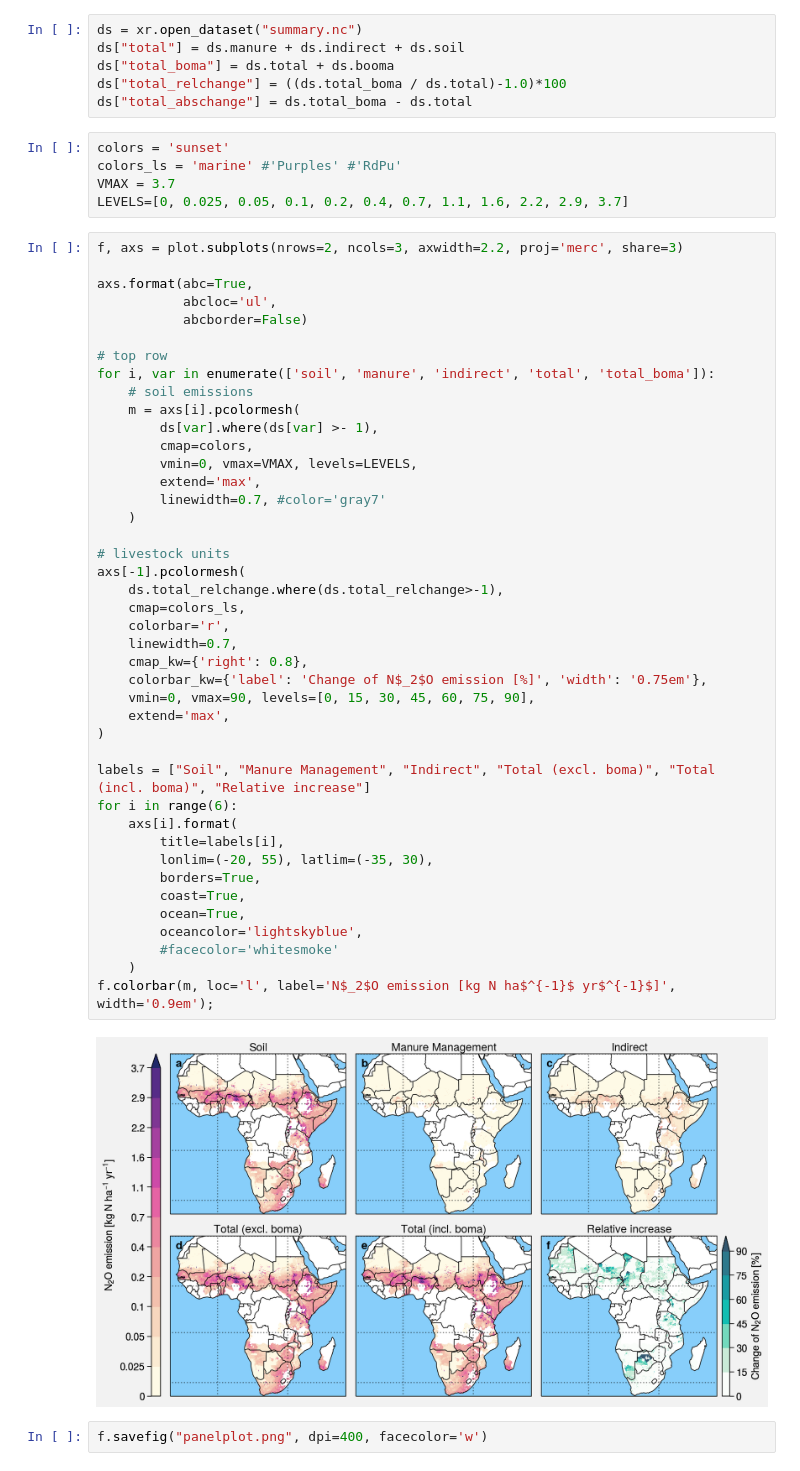
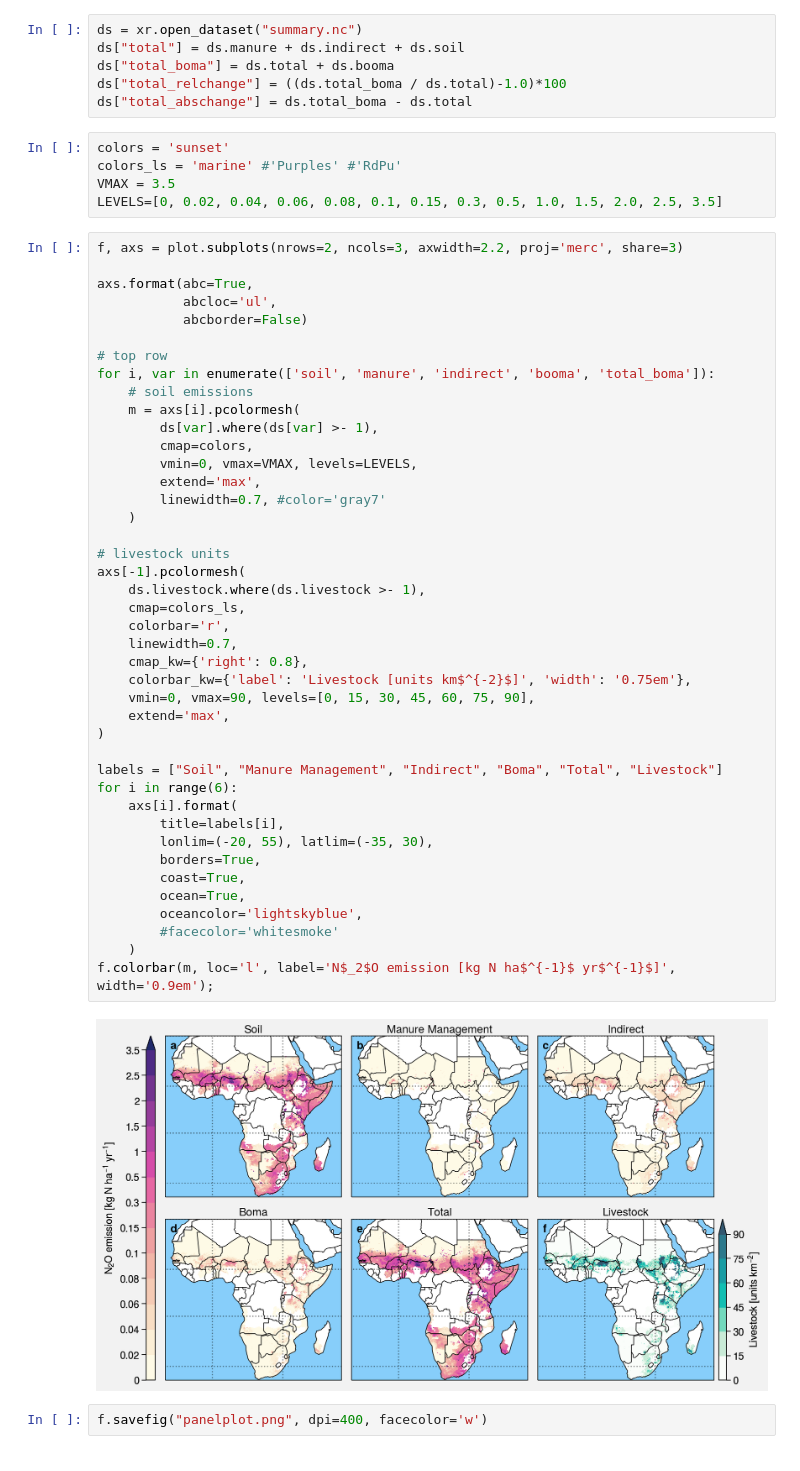
Before and after one commit to cwerner/edgar5-analysis-africa, a Jupyter notebook: plotting.ipynb, the cells around one changed output. Drawn from its saved outputs; the diff is of its cells as text.

```diff
--- a/plotting.ipynb
+++ b/plotting.ipynb
@@ -29,8 +26,8 @@ ds["total_abschange"] = ds.total_boma - ds.total
 # %%
 colors = 'sunset'
 colors_ls = 'marine' #'Purples' #'RdPu'
-VMAX = 3.7
-LEVELS=[0, 0.025, 0.05, 0.1, 0.2, 0.4, 0.7, 1.1, 1.6, 2.2, 2.9, 3.7]
+VMAX = 3.5
+LEVELS=[0, 0.02, 0.04, 0.06, 0.08, 0.1, 0.15, 0.3, 0.5, 1.0, 1.5, 2.0, 2.5, 3.5]
 # %%
 f, axs = plot.subplots(nrows=2, ncols=3, axwidth=2.2, proj='merc', share=3)
 
@@ -39,41 +36,41 @@ axs.format(abc=True,
            abcborder=False)
 
 # top row
-for i, var in enumerate(['soil', 'manure', 'indirect', 'total', 'total_boma']):
+for i, var in enumerate(['soil', 'manure', 'indirect', 'booma', 'total_boma']):
     # soil emissions
     m = axs[i].pcolormesh(
         ds[var].where(ds[var] >- 1),
         cmap=colors,
         vmin=0, vmax=VMAX, levels=LEVELS,
         extend='max',
         linewidth=0.7, #color='gray7'
     )
 
 # livestock units
 axs[-1].pcolormesh(
-    ds.total_relchange.where(ds.total_relchange>-1),
+    ds.livestock.where(ds.livestock >- 1),
     cmap=colors_ls,
     colorbar='r',
     linewidth=0.7,
     cmap_kw={'right': 0.8},
-    colorbar_kw={'label': 'Change of N$_2$O emission [%]', 'width': '0.75em'},
+    colorbar_kw={'label': 'Livestock [units km$^{-2}$]', 'width': '0.75em'},
     vmin=0, vmax=90, levels=[0, 15, 30, 45, 60, 75, 90],
     extend='max',
 )
 
-labels = ["Soil", "Manure Management", "Indirect", "Total (excl. boma)", "Total (incl. boma)", "Relative increase"]
+labels = ["Soil", "Manure Management", "Indirect", "Boma", "Total", "Livestock"]
 for i in range(6):
     axs[i].format(
         title=labels[i],
         lonlim=(-20, 55), latlim=(-35, 30),
         borders=True,
         coast=True,
         ocean=True,
         oceancolor='lightskyblue',
         #facecolor='whitesmoke'
     )
 f.colorbar(m, loc='l', label='N$_2$O emission [kg N ha$^{-1}$ yr$^{-1}$]', width='0.9em');
 # %% [output]
-[figure, old version]
+[figure, new version]
 # %%
 f.savefig("panelplot.png", dpi=400, facecolor='w')
```
Also changed, not shown: parts of 4 cells of this notebook, 1 other file.
